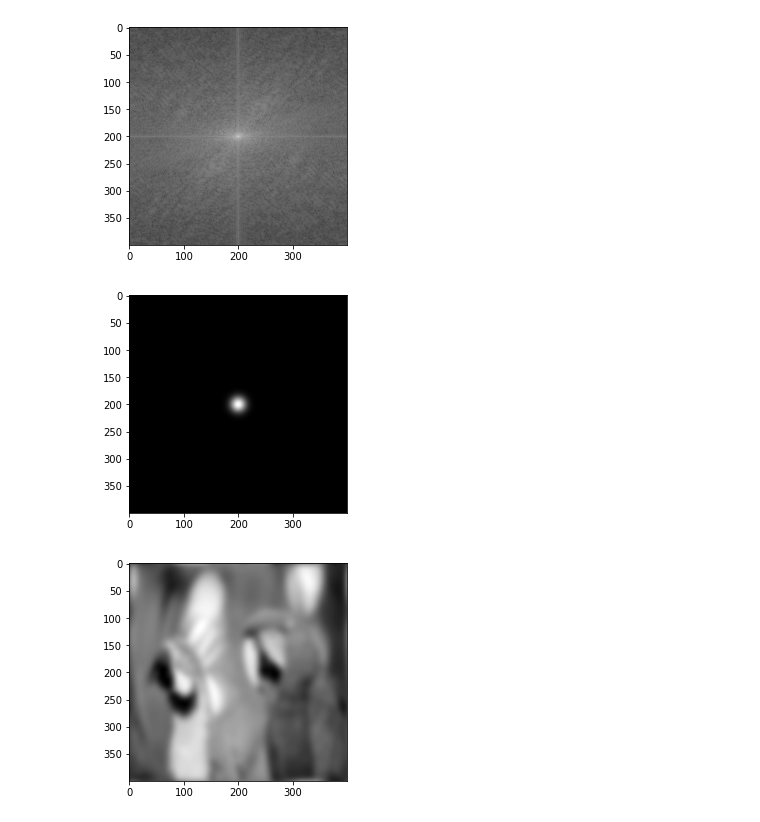
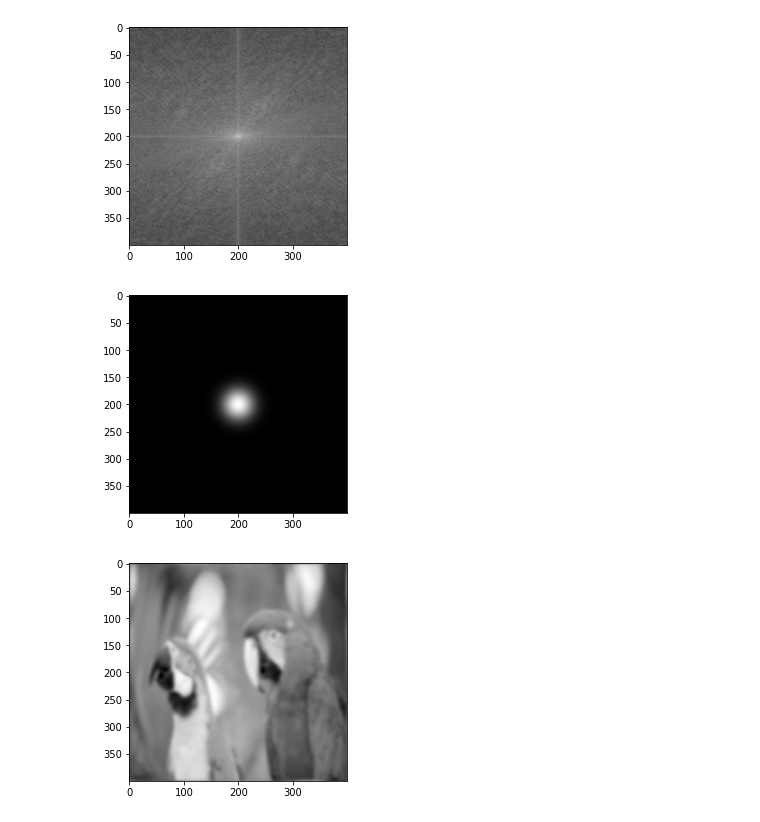
Before and after one commit to AlviNabil/Image_Processing, a Jupyter notebook: lab4/homomorphic_filtering.ipynb, the cells around one changed output. Cells and saved outputs as stored; diff of their text form; code cells hidden in the pictures.

Commit message:
homomorphic filtering

```diff
--- a/lab4/test3.ipynb
+++ b/lab4/homomorphic_filtering.ipynb
@@ -53,10 +53,10 @@ plt.show()
 # %% [output]
 [figure]
 # %%
-filter = _gauss(img.shape[0], img.shape[1], 10)
+filter = _gauss(img.shape[0], img.shape[1], 20)
 # filter = _blpf(img.shape[0],img.shape[1], 10,2)
 # %% [output]
-[figure, old version]
+[figure, new version]
 # %%
 mag = np.abs(img)
 ang = np.angle(img)
```
Also changed, not shown: parts of 1 cell of this notebook, 3 other files.
